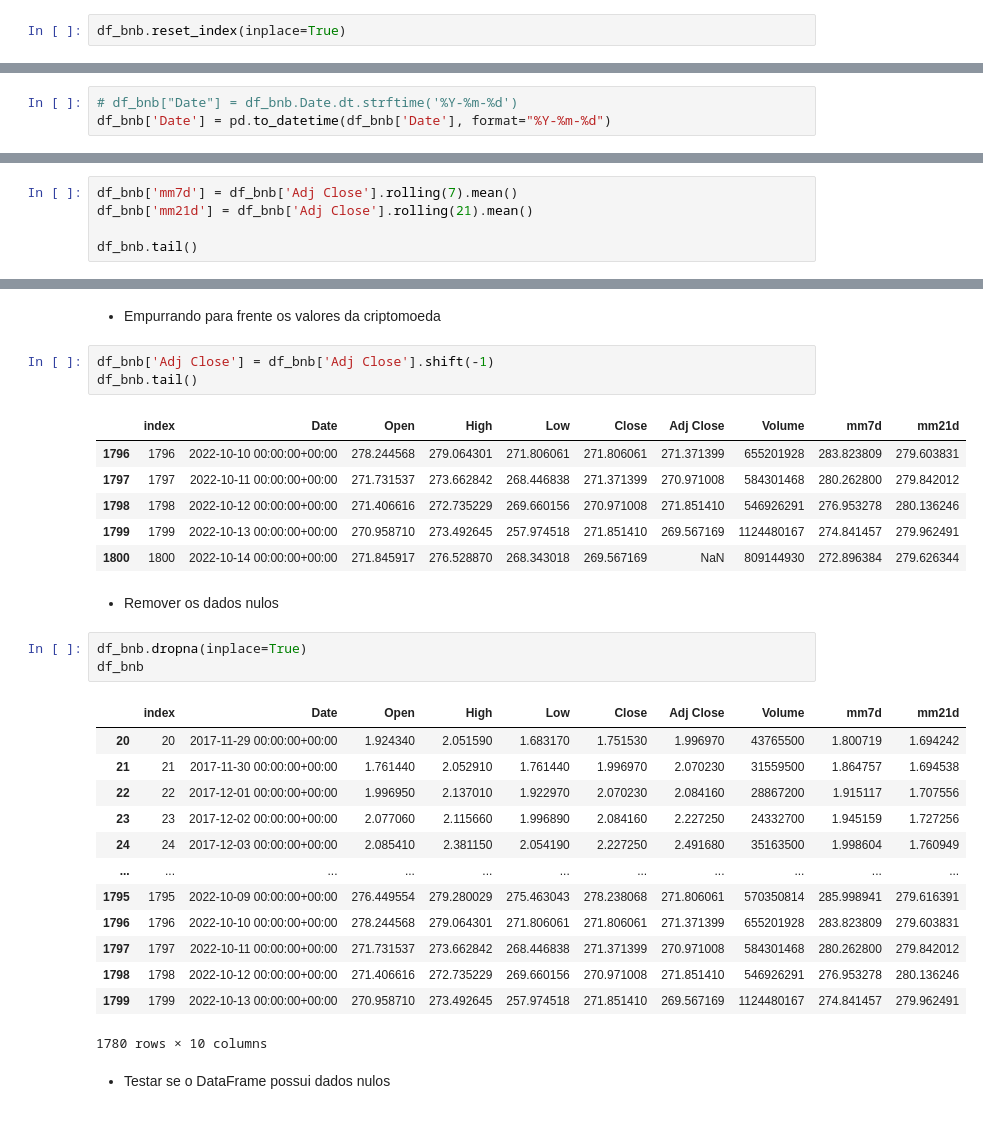
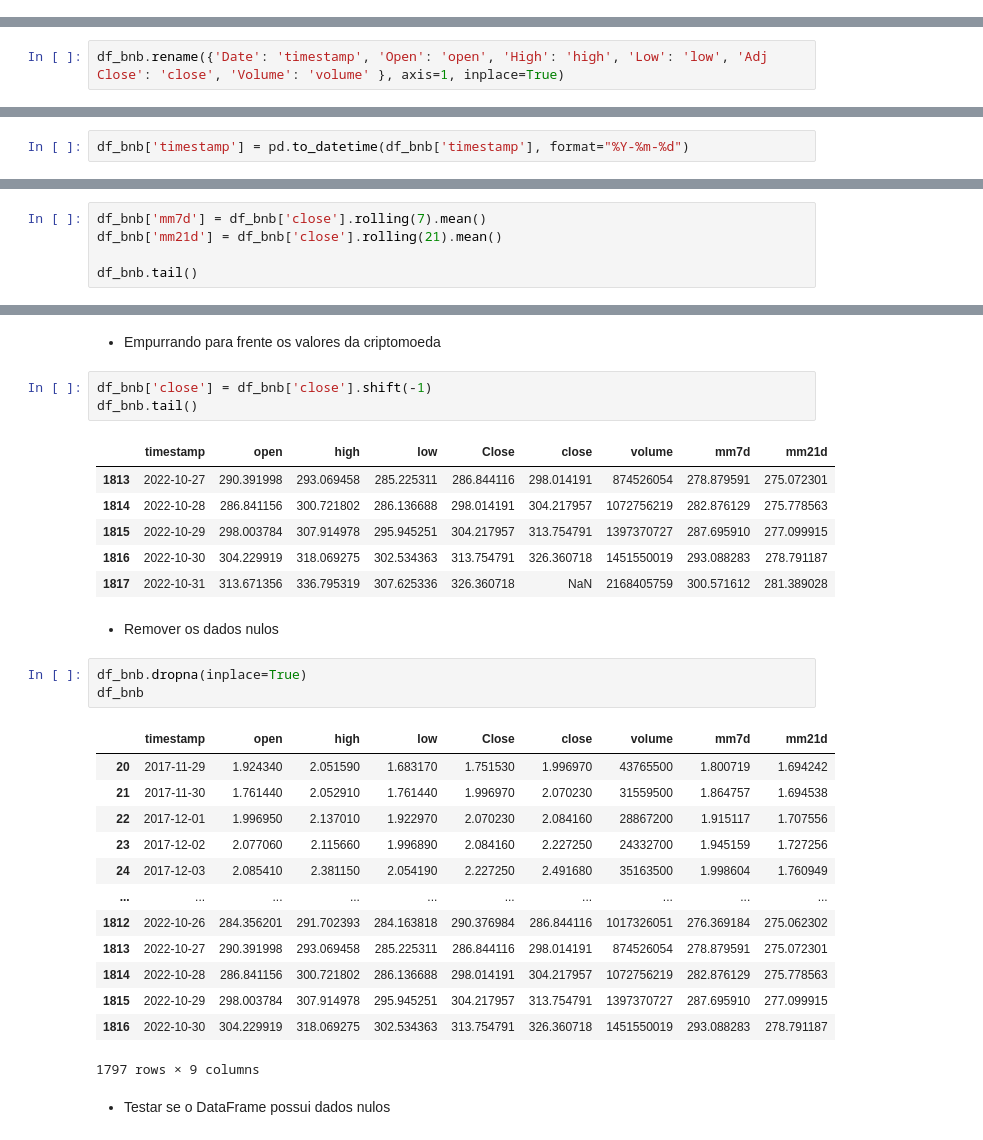
Before and after one commit to fabriciocovalesci/tcc_predict_crypto, a Jupyter notebook: model_predict/predict_crypto/binance_coin/BinanceCoin_LR.ipynb, the cells around one changed output, grey strips where cells are left out. Saved outputs shown, nothing was run; the diff lists cells and outputs as text.

```diff
--- a/model_predict/predict_crypto/binance_coin/BinanceCoin_LR.ipynb
+++ b/model_predict/predict_crypto/binance_coin/BinanceCoin_LR.ipynb
@@ -97,2 +96,0 @@ df_bnb = df_bnb.reset_index()
-# %%
-df_bnb.reset_index(inplace=True)
@@ -99,3 +99,5 @@ df_bnb.reset_index(inplace=True)
+# %%
+df_bnb.rename({'Date': 'timestamp', 'Open': 'open', 'High': 'high', 'Low': 'low', 'Adj Close': 'close', 'Volume': 'volume' }, axis=1, inplace=True)
 # %%
 df_bnb.dtypes
 # %% [output]
@@ -111,13 +112,12 @@ dtype: object
 # %% [markdown]
 - Converter data
 # %%
-# df_bnb["Date"] = df_bnb.Date.dt.strftime('%Y-%m-%d')
-df_bnb['Date'] = pd.to_datetime(df_bnb['Date'], format="%Y-%m-%d")
+df_bnb['timestamp'] = pd.to_datetime(df_bnb['timestamp'], format="%Y-%m-%d")
 # %% [markdown]
 - Criar médias móveis de 7 dias e 21 dias
 # %%
-df_bnb['mm7d'] = df_bnb['Adj Close'].rolling(7).mean()
-df_bnb['mm21d'] = df_bnb['Adj Close'].rolling(21).mean()
+df_bnb['mm7d'] = df_bnb['close'].rolling(7).mean()
+df_bnb['mm21d'] = df_bnb['close'].rolling(21).mean()
 
 df_bnb.tail()
 # %% [output]
@@ -168,34 +168,34 @@ create_plot_custom("W", 2021, "bar")
 # %% [markdown]
 - Empurrando para frente os valores da criptomoeda
 # %%
-df_bnb['Adj Close'] = df_bnb['Adj Close'].shift(-1)
+df_bnb['close'] = df_bnb['close'].shift(-1)
 df_bnb.tail()
 # %% [output]
-|  | index | Date | Open | High | Low | Close | Adj Close | Volume | mm7d | mm21d |
-| 1796 | 1796 | 2022-10-10 00:00:00+00:00 | 278.244568 | 279.064301 | 271.806061 | 271.806061 | 271.371399 | 655201928 | 283.823809 | 279.603831 |
-| 1797 | 1797 | 2022-10-11 00:00:00+00:00 | 271.731537 | 273.662842 | 268.446838 | 271.371399 | 270.971008 | 584301468 | 280.262800 | 279.842012 |
-| 1798 | 1798 | 2022-10-12 00:00:00+00:00 | 271.406616 | 272.735229 | 269.660156 | 270.971008 | 271.851410 | 546926291 | 276.953278 | 280.136246 |
-| 1799 | 1799 | 2022-10-13 00:00:00+00:00 | 270.958710 | 273.492645 | 257.974518 | 271.851410 | 269.567169 | 1124480167 | 274.841457 | 279.962491 |
-| 1800 | 1800 | 2022-10-14 00:00:00+00:00 | 271.845917 | 276.528870 | 268.343018 | 269.567169 | NaN | 809144930 | 272.896384 | 279.626344 |
+|  | timestamp | open | high | low | Close | close | volume | mm7d | mm21d |
+| 1813 | 2022-10-27 | 290.391998 | 293.069458 | 285.225311 | 286.844116 | 298.014191 | 874526054 | 278.879591 | 275.072301 |
+| 1814 | 2022-10-28 | 286.841156 | 300.721802 | 286.136688 | 298.014191 | 304.217957 | 1072756219 | 282.876129 | 275.778563 |
+| 1815 | 2022-10-29 | 298.003784 | 307.914978 | 295.945251 | 304.217957 | 313.754791 | 1397370727 | 287.695910 | 277.099915 |
+| 1816 | 2022-10-30 | 304.229919 | 318.069275 | 302.534363 | 313.754791 | 326.360718 | 1451550019 | 293.088283 | 278.791187 |
+| 1817 | 2022-10-31 | 313.671356 | 336.795319 | 307.625336 | 326.360718 | NaN | 2168405759 | 300.571612 | 281.389028 |
 # %% [markdown]
 - Remover os dados nulos
 # %%
 df_bnb.dropna(inplace=True)
 df_bnb
 # %% [output]
-|  | index | Date | Open | High | Low | Close | Adj Close | Volume | mm7d | mm21d |
-| 20 | 20 | 2017-11-29 00:00:00+00:00 | 1.924340 | 2.051590 | 1.683170 | 1.751530 | 1.996970 | 43765500 | 1.800719 | 1.694242 |
-| 21 | 21 | 2017-11-30 00:00:00+00:00 | 1.761440 | 2.052910 | 1.761440 | 1.996970 | 2.070230 | 31559500 | 1.864757 | 1.694538 |
-| 22 | 22 | 2017-12-01 00:00:00+00:00 | 1.996950 | 2.137010 | 1.922970 | 2.070230 | 2.084160 | 28867200 | 1.915117 | 1.707556 |
-| 23 | 23 | 2017-12-02 00:00:00+00:00 | 2.077060 | 2.115660 | 1.996890 | 2.084160 | 2.227250 | 24332700 | 1.945159 | 1.727256 |
-| 24 | 24 | 2017-12-03 00:00:00+00:00 | 2.085410 | 2.381150 | 2.054190 | 2.227250 | 2.491680 | 35163500 | 1.998604 | 1.760949 |
-| ... | ... | ... | ... | ... | ... | ... | ... | ... | ... | ... |
-| 1795 | 1795 | 2022-10-09 00:00:00+00:00 | 276.449554 | 279.280029 | 275.463043 | 278.238068 | 271.806061 | 570350814 | 285.998941 | 279.616391 |
-| 1796 | 1796 | 2022-10-10 00:00:00+00:00 | 278.244568 | 279.064301 | 271.806061 | 271.806061 | 271.371399 | 655201928 | 283.823809 | 279.603831 |
-| 1797 | 1797 | 2022-10-11 00:00:00+00:00 | 271.731537 | 273.662842 | 268.446838 | 271.371399 | 270.971008 | 584301468 | 280.262800 | 279.842012 |
-| 1798 | 1798 | 2022-10-12 00:00:00+00:00 | 271.406616 | 272.735229 | 269.660156 | 270.971008 | 271.851410 | 546926291 | 276.953278 | 280.136246 |
-| 1799 | 1799 | 2022-10-13 00:00:00+00:00 | 270.958710 | 273.492645 | 257.974518 | 271.851410 | 269.567169 | 1124480167 | 274.841457 | 279.962491 |
+|  | timestamp | open | high | low | Close | close | volume | mm7d | mm21d |
+| 20 | 2017-11-29 | 1.924340 | 2.051590 | 1.683170 | 1.751530 | 1.996970 | 43765500 | 1.800719 | 1.694242 |
+| 21 | 2017-11-30 | 1.761440 | 2.052910 | 1.761440 | 1.996970 | 2.070230 | 31559500 | 1.864757 | 1.694538 |
+| 22 | 2017-12-01 | 1.996950 | 2.137010 | 1.922970 | 2.070230 | 2.084160 | 28867200 | 1.915117 | 1.707556 |
+| 23 | 2017-12-02 | 2.077060 | 2.115660 | 1.996890 | 2.084160 | 2.227250 | 24332700 | 1.945159 | 1.727256 |
+| 24 | 2017-12-03 | 2.085410 | 2.381150 | 2.054190 | 2.227250 | 2.491680 | 35163500 | 1.998604 | 1.760949 |
+| ... | ... | ... | ... | ... | ... | ... | ... | ... | ... |
+| 1812 | 2022-10-26 | 284.356201 | 291.702393 | 284.163818 | 290.376984 | 286.844116 | 1017326051 | 276.369184 | 275.062302 |
+| 1813 | 2022-10-27 | 290.391998 | 293.069458 | 285.225311 | 286.844116 | 298.014191 | 874526054 | 278.879591 | 275.072301 |
+| 1814 | 2022-10-28 | 286.841156 | 300.721802 | 286.136688 | 298.014191 | 304.217957 | 1072756219 | 282.876129 | 275.778563 |
+| 1815 | 2022-10-29 | 298.003784 | 307.914978 | 295.945251 | 304.217957 | 313.754791 | 1397370727 | 287.695910 | 277.099915 |
+| 1816 | 2022-10-30 | 304.229919 | 318.069275 | 302.534363 | 313.754791 | 326.360718 | 1451550019 | 293.088283 | 278.791187 |
-1780 rows × 10 columns
+1797 rows × 9 columns
 # %% [markdown]
 - Testar se o DataFrame possui dados nulos
 # %%
```
Also changed, not shown: parts of 22 cells of this notebook.
